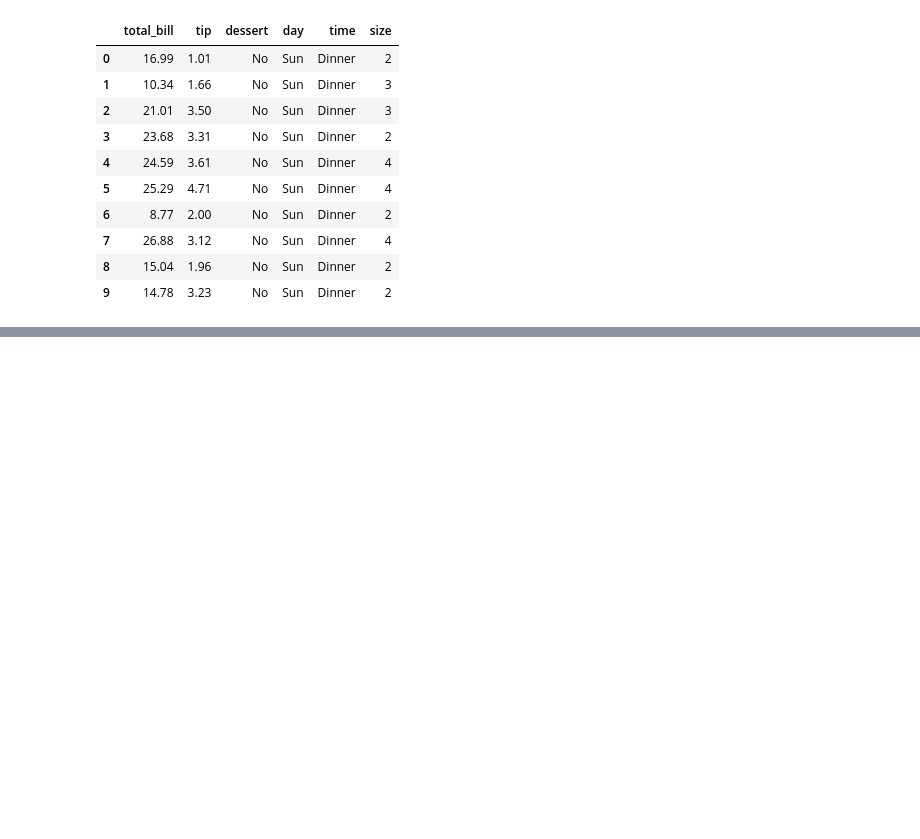
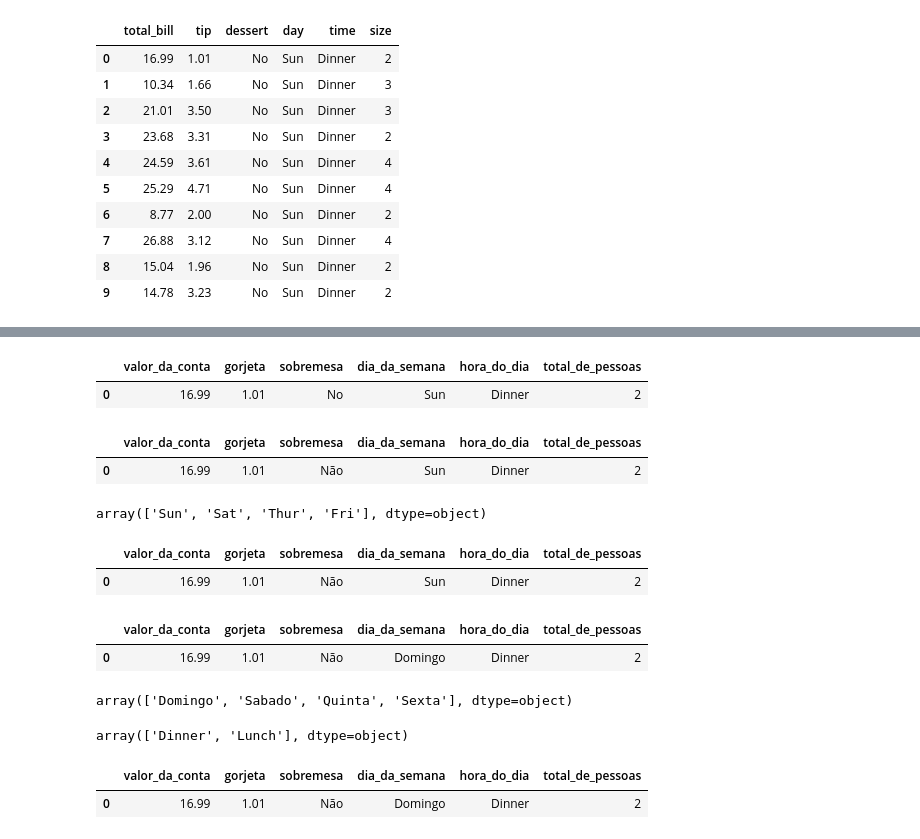
Before and after one commit to ClaudiOmatheuuss/explorando_seaborn, a Jupyter notebook: EDA_Gorjetas.ipynb, the cells around one changed output, grey strips where cells are left out. Saved outputs shown, nothing was run; the diff lists cells and outputs as text; code cells hidden in the pictures; blank space fills up the shorter version.

```diff
--- a/EDA_Gorjetas.ipynb
+++ b/EDA_Gorjetas.ipynb
@@ -39,0 +46,9 @@ dados.head(10)
+# %%
+renomear = {
+    'total_bill' : 'valor_da_conta',
+    'tip' : 'gorjeta',
+    'dessert' : 'sobremesa',
+    'day' : 'dia_da_semana',
+    'time' : 'hora_do_dia',
+    'size' : 'total_de_pessoas'
+}
@@ -39,0 +97,5 @@ dados.head(10)
+# %%
+gorjetas.head(1)
+# %% [output]
+|  | valor_da_conta | gorjeta | sobremesa | dia_da_semana | hora_do_dia | total_de_pessoas |
+| 0 | 16.99 | 1.01 | No | Sun | Dinner | 2 |
@@ -39,0 +105,10 @@ dados.head(10)
+# %%
+gorjetas.head(1)
+# %% [output]
+|  | valor_da_conta | gorjeta | sobremesa | dia_da_semana | hora_do_dia | total_de_pessoas |
+| 0 | 16.99 | 1.01 | Não | Sun | Dinner | 2 |
+# %%
+# Traduzindo campo : Dia da semana
+gorjetas.dia_da_semana.unique()
+# %% [output]
+array(['Sun', 'Sat', 'Thur', 'Fri'], dtype=object)
@@ -39,0 +122,5 @@ dados.head(10)
+# %%
+gorjetas.head(1)
+# %% [output]
+|  | valor_da_conta | gorjeta | sobremesa | dia_da_semana | hora_do_dia | total_de_pessoas |
+| 0 | 16.99 | 1.01 | Não | Sun | Dinner | 2 |
@@ -39,0 +129,14 @@ dados.head(10)
+# %%
+gorjetas.head(1)
+# %% [output]
+|  | valor_da_conta | gorjeta | sobremesa | dia_da_semana | hora_do_dia | total_de_pessoas |
+| 0 | 16.99 | 1.01 | Não | Domingo | Dinner | 2 |
+# %%
+gorjetas.dia_da_semana.unique()
+# %% [output]
+array(['Domingo', 'Sabado', 'Quinta', 'Sexta'], dtype=object)
+# %%
+# Traduzindo campo : hora_do_dia
+gorjetas.hora_do_dia.unique()
+# %% [output]
+array(['Dinner', 'Lunch'], dtype=object)
@@ -39,0 +148,5 @@ dados.head(10)
+# %%
+gorjetas.head(1)
+# %% [output]
+|  | valor_da_conta | gorjeta | sobremesa | dia_da_semana | hora_do_dia | total_de_pessoas |
+| 0 | 16.99 | 1.01 | Não | Domingo | Dinner | 2 |
```
Also changed, not shown: parts of 14 cells of this notebook.
